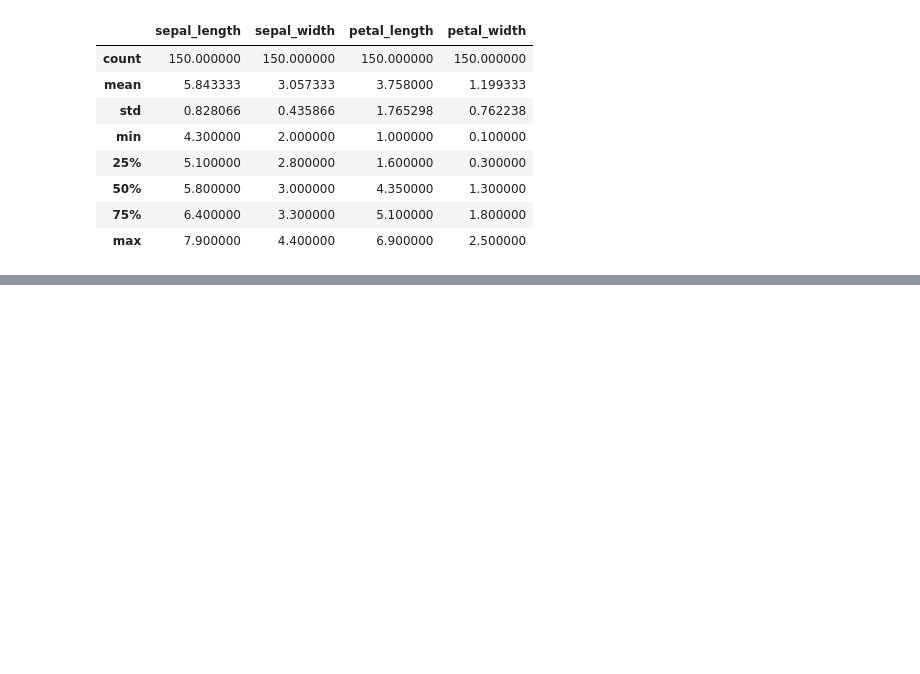
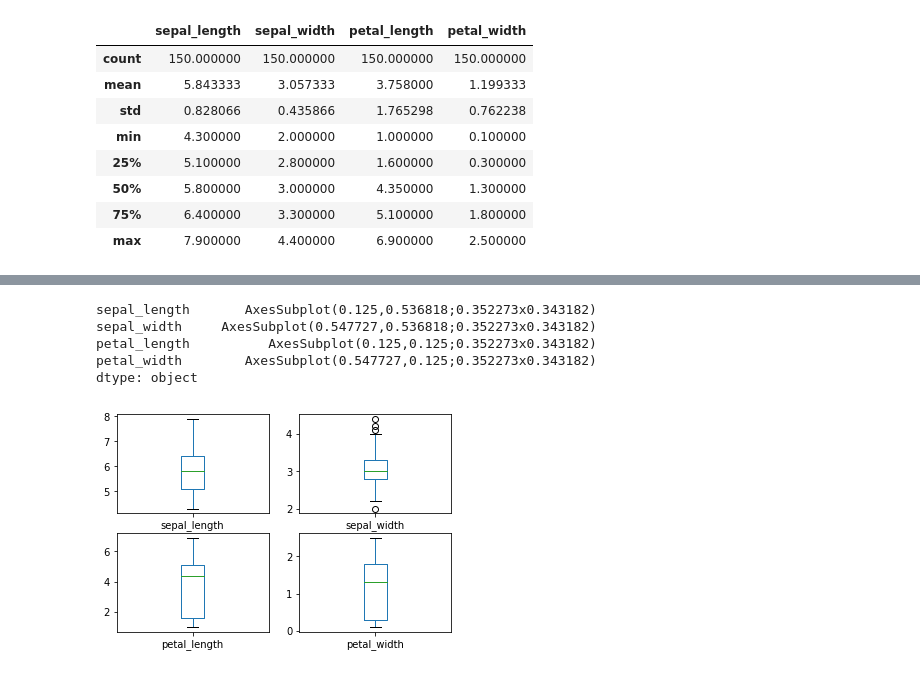
Before and after one commit to rtieu10/IrisCaseStudy, a Jupyter notebook: Iriscasepractice.ipynb, the cells around one changed output, grey strips where cells are left out. Saved outputs shown, nothing was run; the diff lists cells and outputs as text; code cells hidden in the pictures; blank space fills up the shorter version.

```diff
--- a/Iriscasepractice.ipynb
+++ b/Iriscasepractice.ipynb
@@ -78,0 +188,9 @@ iris.describe()  #quick stat summary of data
+# %%
+iris.plot(kind='box', sharex=False, sharey=False, subplots= True, layout=(2,2) )
+# %% [output]
+sepal_length       AxesSubplot(0.125,0.536818;0.352273x0.343182)
+sepal_width     AxesSubplot(0.547727,0.536818;0.352273x0.343182)
+petal_length          AxesSubplot(0.125,0.125;0.352273x0.343182)
+petal_width        AxesSubplot(0.547727,0.125;0.352273x0.343182)
+dtype: object
+[figure, added]
```
Also changed, not shown: parts of 9 cells of this notebook.
